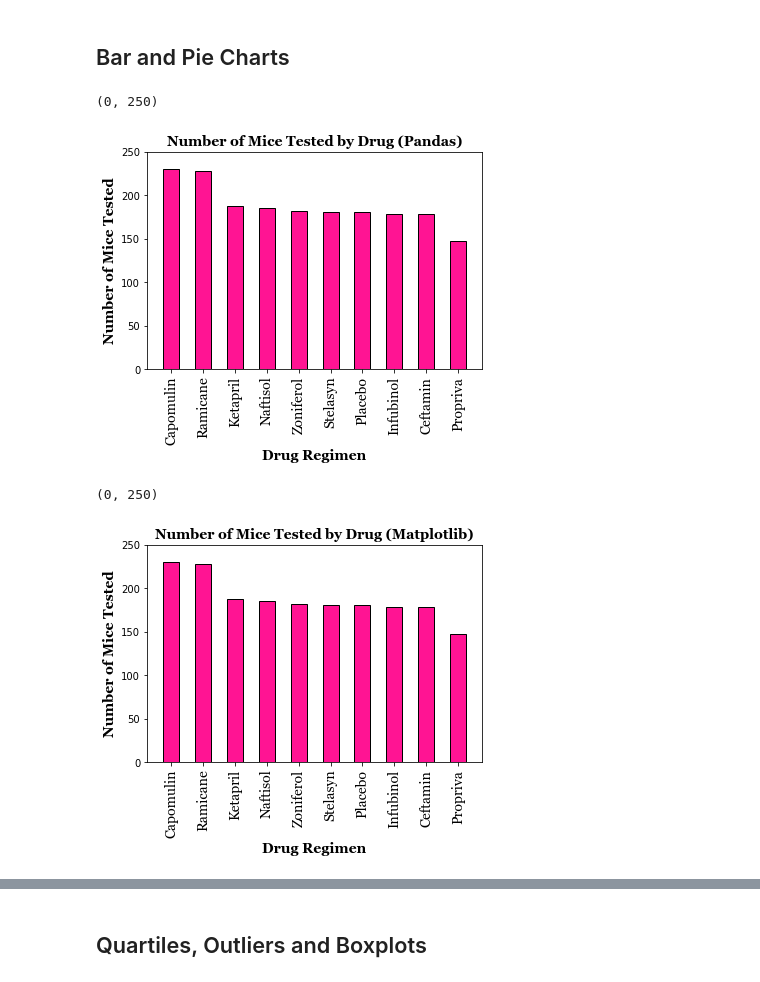
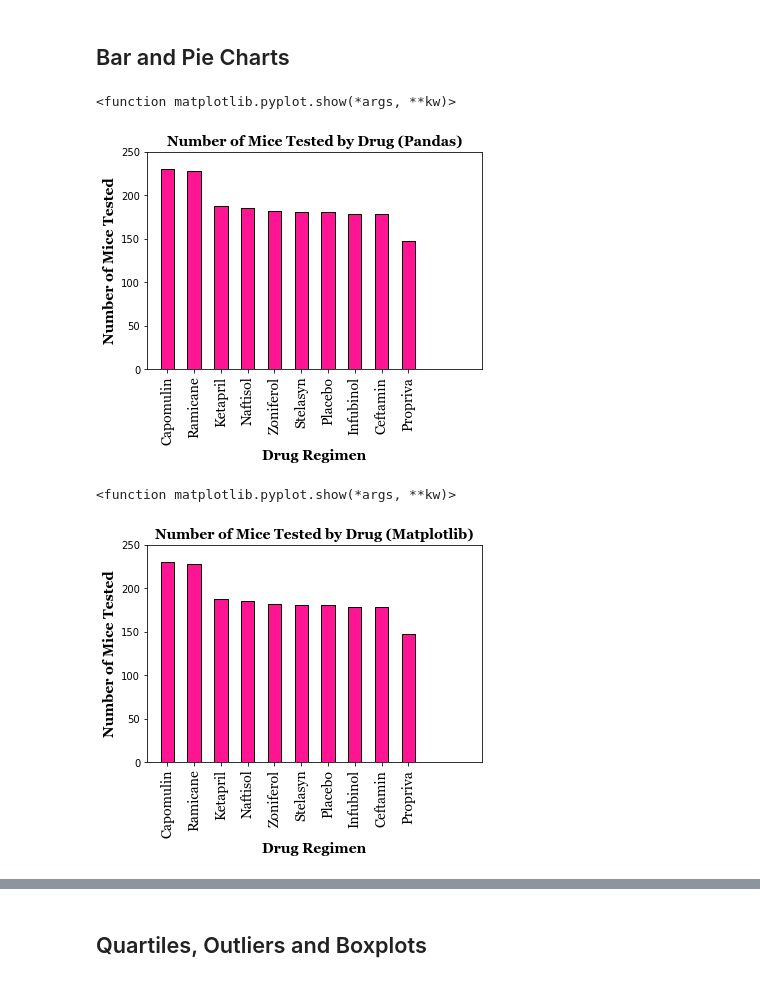
Before and after one commit to nlmuscanell/UCF-05-MATPLOTLIB, a Jupyter notebook: Pymaceuticals/pymaceuticals_starter.ipynb, the cells around one changed output, grey strips where cells are left out. Drawn from its saved outputs; the diff is of its cells as text; code cells hidden in the pictures.

```diff
--- a/Pymaceuticals/pymaceuticals_starter.ipynb
+++ b/Pymaceuticals/pymaceuticals_starter.ipynb
@@ -110,24 +110,26 @@ mice_tested_bar = merge_df.groupby(['Drug Regimen'])['Mouse ID'].count().sort_va
 # %%
 # Generate a bar plot showing the total number of unique mice tested on each drug regimen using pandas
 mice_tested_bar.plot.bar(color='deeppink', edgecolor='k')
 
 # Font formatting
 csfont = {'fontname': "Georgia"}
 
 # Set the title and axis labels
 plt.title("Number of Mice Tested by Drug (Pandas)", fontsize=14, fontweight='bold',**csfont)
 plt.xlabel('Drug Regimen', fontsize=14, fontweight='bold', **csfont)
 plt.ylabel("Number of Mice Tested", fontsize=14, fontweight='bold', **csfont)
 plt.xticks(fontsize=14, **csfont)
 
 # Set the x limits of the current chart (spacing between bars)
-plt.xlim(-0.75, len(x_axis)-0.25)
+plt.xlim(-0.75, len('Drug Regimen')-0.25)
 
 # Set the y limit (range) of the current chart
 plt.ylim(0, 250)
+
+plt.show
 # %% [output]
-(0, 250)
+<function matplotlib.pyplot.show(*args, **kw)>
-[figure, old version]
+[figure, new version]
 # %%
 # Generate a bar plot showing the total number of unique mice tested on each drug regimen using matplotlib
 # Specifying that drug regimen (an index) is going to be used as the x-axis variable
@@ -143,13 +145,15 @@ plt.ylabel("Number of Mice Tested", fontsize=14, fontweight='bold', **csfont)
 plt.xticks(fontsize=14, **csfont)
 
 # Set the x limits of the current chart (spacing between bars)
-plt.xlim(-0.75, len(x_axis)-0.25)
+plt.xlim(-0.75, len('Drug Regimen')-0.25)
 
 # Set the y limit (range) of the current chart
 plt.ylim(0, 250)
+
+plt.show
 # %% [output]
-(0, 250)
+<function matplotlib.pyplot.show(*args, **kw)>
-[figure, old version]
+[figure, new version]
 # %%
 # Using groupby to create appropriate counts for pie plots
 mice_tested_pie = merge_df.groupby(['Sex'])['Mouse ID'].count()
```
Also changed, not shown: parts of 5 cells of this notebook.
